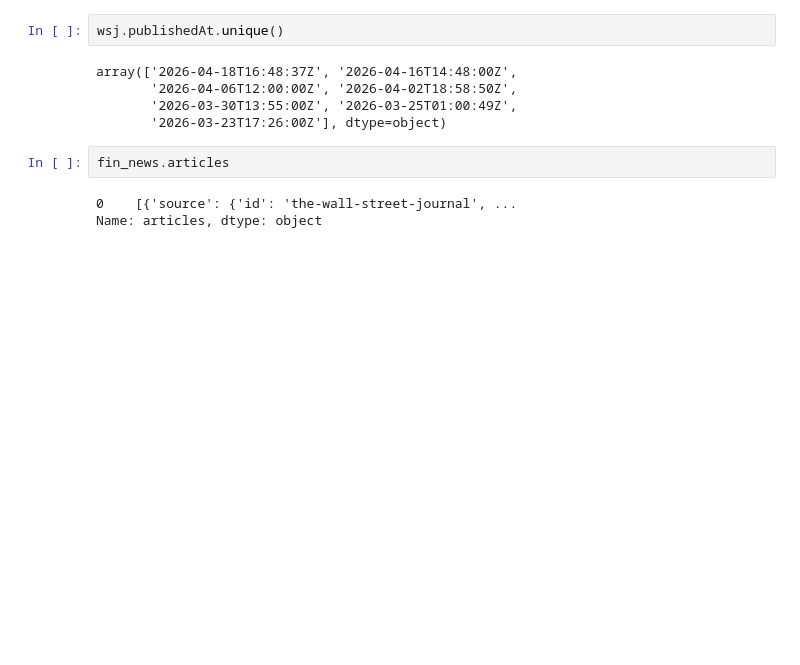
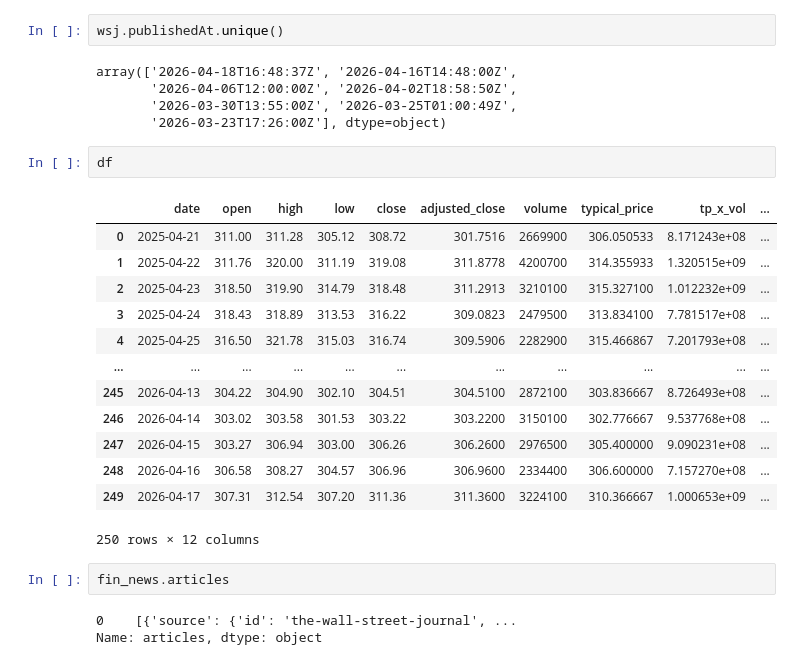
Before and after one commit to Thomas-Nguyen12/NewsApplication, a Jupyter notebook: notebooks/time_series_analysis.ipynb, the cells around one changed output. Drawn from its saved outputs; the diff is of its cells as text; blank space fills up the shorter version.

```diff
--- a/notebooks/time_series_analysis.ipynb
+++ b/notebooks/time_series_analysis.ipynb
@@ -1229,6 +1256,22 @@ array(['2026-04-18T16:48:37Z', '2026-04-16T14:48:00Z',
        '2026-04-06T12:00:00Z', '2026-04-02T18:58:50Z',
        '2026-03-30T13:55:00Z', '2026-03-25T01:00:49Z',
        '2026-03-23T17:26:00Z'], dtype=object)
+# %%
+df
+# %% [output]
+|  | date | open | high | low | close | adjusted_close | volume | typical_price | tp_x_vol | ... |
+| 0 | 2025-04-21 | 311.00 | 311.28 | 305.12 | 308.72 | 301.7516 | 2669900 | 306.050533 | 8.171243e+08 | ... |
+| 1 | 2025-04-22 | 311.76 | 320.00 | 311.19 | 319.08 | 311.8778 | 4200700 | 314.355933 | 1.320515e+09 | ... |
+| 2 | 2025-04-23 | 318.50 | 319.90 | 314.79 | 318.48 | 311.2913 | 3210100 | 315.327100 | 1.012232e+09 | ... |
+| 3 | 2025-04-24 | 318.43 | 318.89 | 313.53 | 316.22 | 309.0823 | 2479500 | 313.834100 | 7.781517e+08 | ... |
+| 4 | 2025-04-25 | 316.50 | 321.78 | 315.03 | 316.74 | 309.5906 | 2282900 | 315.466867 | 7.201793e+08 | ... |
+| ... | ... | ... | ... | ... | ... | ... | ... | ... | ... | ... |
+| 245 | 2026-04-13 | 304.22 | 304.90 | 302.10 | 304.51 | 304.5100 | 2872100 | 303.836667 | 8.726493e+08 | ... |
+| 246 | 2026-04-14 | 303.02 | 303.58 | 301.53 | 303.22 | 303.2200 | 3150100 | 302.776667 | 9.537768e+08 | ... |
+| 247 | 2026-04-15 | 303.27 | 306.94 | 303.00 | 306.26 | 306.2600 | 2976500 | 305.400000 | 9.090231e+08 | ... |
+| 248 | 2026-04-16 | 306.58 | 308.27 | 304.57 | 306.96 | 306.9600 | 2334400 | 306.600000 | 7.157270e+08 | ... |
+| 249 | 2026-04-17 | 307.31 | 312.54 | 307.20 | 311.36 | 311.3600 | 3224100 | 310.366667 | 1.000653e+09 | ... |
+250 rows × 12 columns
 # %%
 fin_news.articles
 # %% [output]
```
Also changed, not shown: parts of 7 cells of this notebook, 1 other file.
